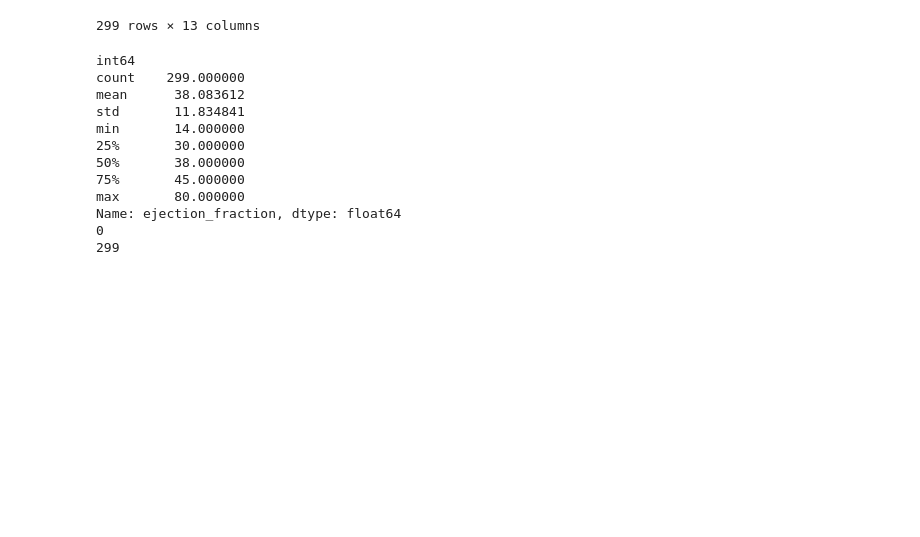
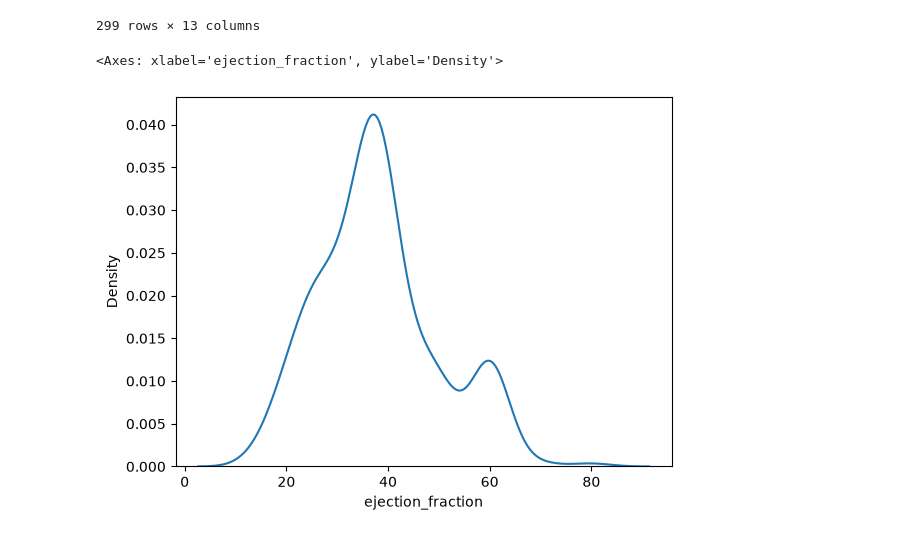
Before and after one commit to hmriffee/uu_kde, a Jupyter notebook: Homework4_Riffee.ipynb, the cells around one changed output. Drawn from its saved outputs; the diff is of its cells as text; code cells hidden in the pictures; blank space fills up the shorter version.

```diff
--- a/Homework4_Riffee.ipynb
+++ b/Homework4_Riffee.ipynb
@@ -74,22 +74,7 @@ hearts
 | 298 | 50.0 | 0 | 196 | 0 | 45 | 0 | 395000.00 | ... |
 299 rows × 13 columns
 # %%
-#sns.ecdfplot(data=hearts, x='ejection_fraction')
+sns.kdeplot(data=hearts, x='ejection_fraction')
+# %% [output]
+<Axes: xlabel='ejection_fraction', ylabel='Density'>
+[figure, added]
-# %%
-print(hearts['ejection_fraction'].dtype)
-print(hearts['ejection_fraction'].describe())
-print(hearts['ejection_fraction'].isna().sum())
-print(len(hearts))
-# %% [output]
-int64
-count    299.000000
-mean      38.083612
-std       11.834841
-min       14.000000
-25%       30.000000
-50%       38.000000
-75%       45.000000
-max       80.000000
-Name: ejection_fraction, dtype: float64
-0
-299
```
Also changed, not shown: parts of 11 cells of this notebook.
